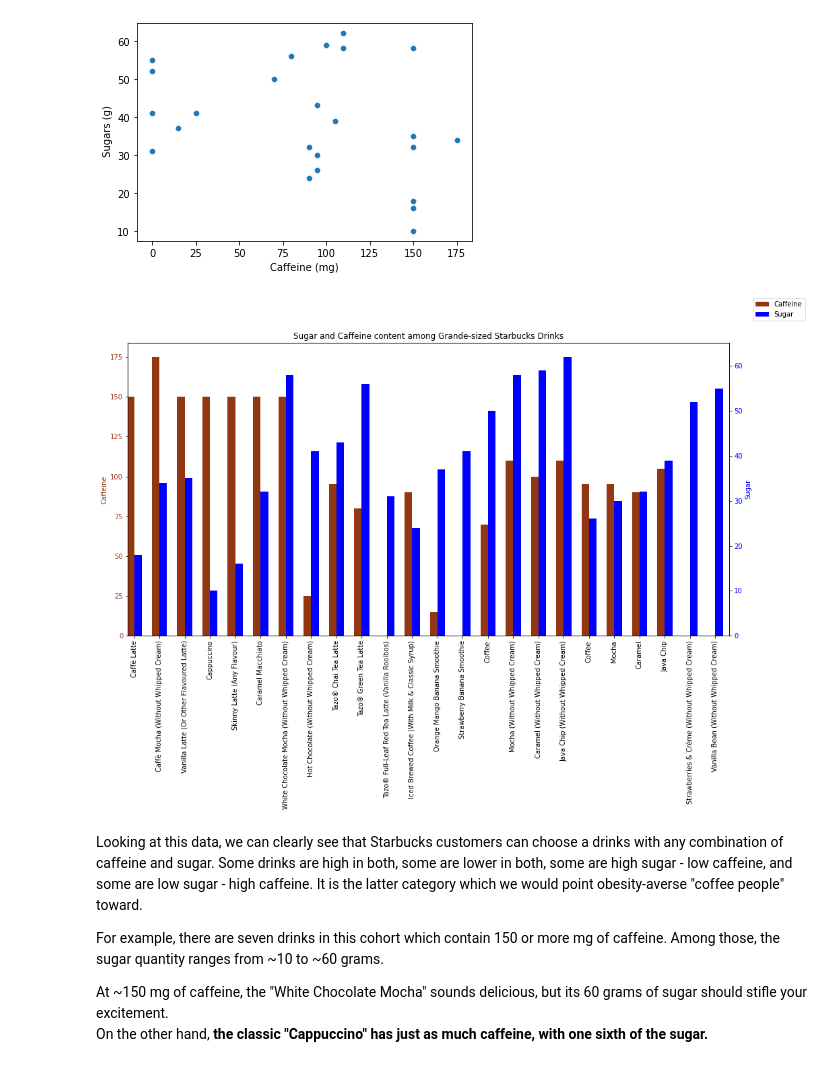
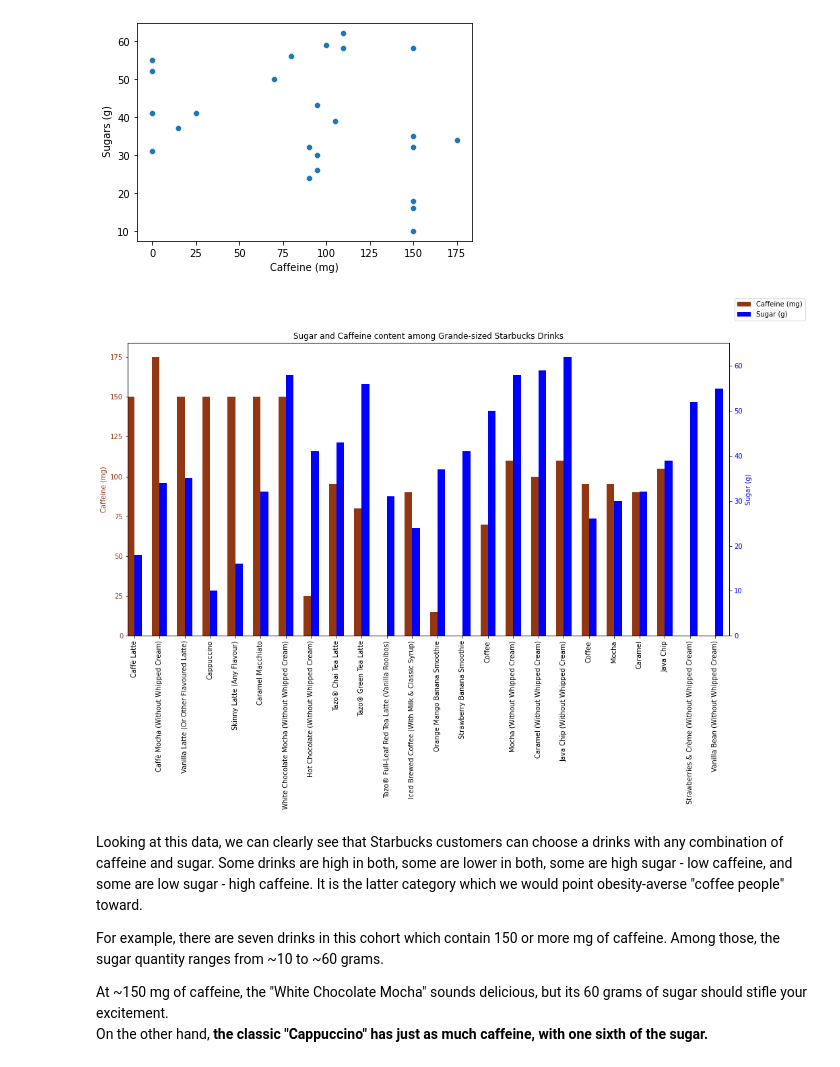
Before and after one commit to mikebobal/springboard, a Jupyter notebook: Starbucks/Starbucks Sugar vs Caffeine Project.ipynb, the cells around one changed output. Drawn from its saved outputs; the diff is of its cells as text; code cells hidden in the pictures.

```diff
--- a/Starbucks/Starbucks Sugar vs Caffeine Project.ipynb
+++ b/Starbucks/Starbucks Sugar vs Caffeine Project.ipynb
@@ -327,26 +327,26 @@ sns.scatterplot(data=gnf,x='Caffeine (mg)',y=' Sugars (g)',markers='Beverage')
 # %%
 fig = plt.figure(figsize =(16, 8))
 ax = fig.add_subplot() # Create matplotlib axes
 ax2 = ax.twinx() # Create another axes that shares the same x-axis as ax.
 
 width = 0.3
 
-gnf['Caffeine (mg)'].plot(kind='bar', color='#923712', ax=ax, width=width, position=1,label="Caffeine")
-gnf[' Sugars (g)'].plot(kind='bar', color='blue', ax=ax2, width=width, position=0,label="Sugar")
+gnf['Caffeine (mg)'].plot(kind='bar', color='#923712', ax=ax, width=width, position=1,label="Caffeine (mg)")
+gnf[' Sugars (g)'].plot(kind='bar', color='blue', ax=ax2, width=width, position=0,label="Sugar (g)")
 
-ax.set_ylabel('Caffeine')
+ax.set_ylabel('Caffeine (mg)')
 ax.yaxis.label.set_color('#923712')
 ax.tick_params(axis='y', labelcolor='#923712')
-ax2.set_ylabel('Sugar')
+ax2.set_ylabel('Sugar (g)')
 ax2.yaxis.label.set_color('blue')
 ax2.tick_params(axis='y', labelcolor='blue')
 ax.set_xticklabels(gnf['Beverage'])
 ax.margins(x=0.5)
 plt.title("Sugar and Caffeine content among Grande-sized Starbucks Drinks")
 fig.legend()
 plt.show()
 # %% [output]
-[figure, old version]
+[figure, new version]
 # %% [markdown]
 Looking at this data, we can clearly see that Starbucks customers can choose a drinks with any combination of caffeine and sugar. Some drinks are high in both, some are lower in both, some are high sugar - low caffeine, and some are low sugar - high caffeine. It is the latter category which we would point obesity-averse "coffee people" toward.
 
```
